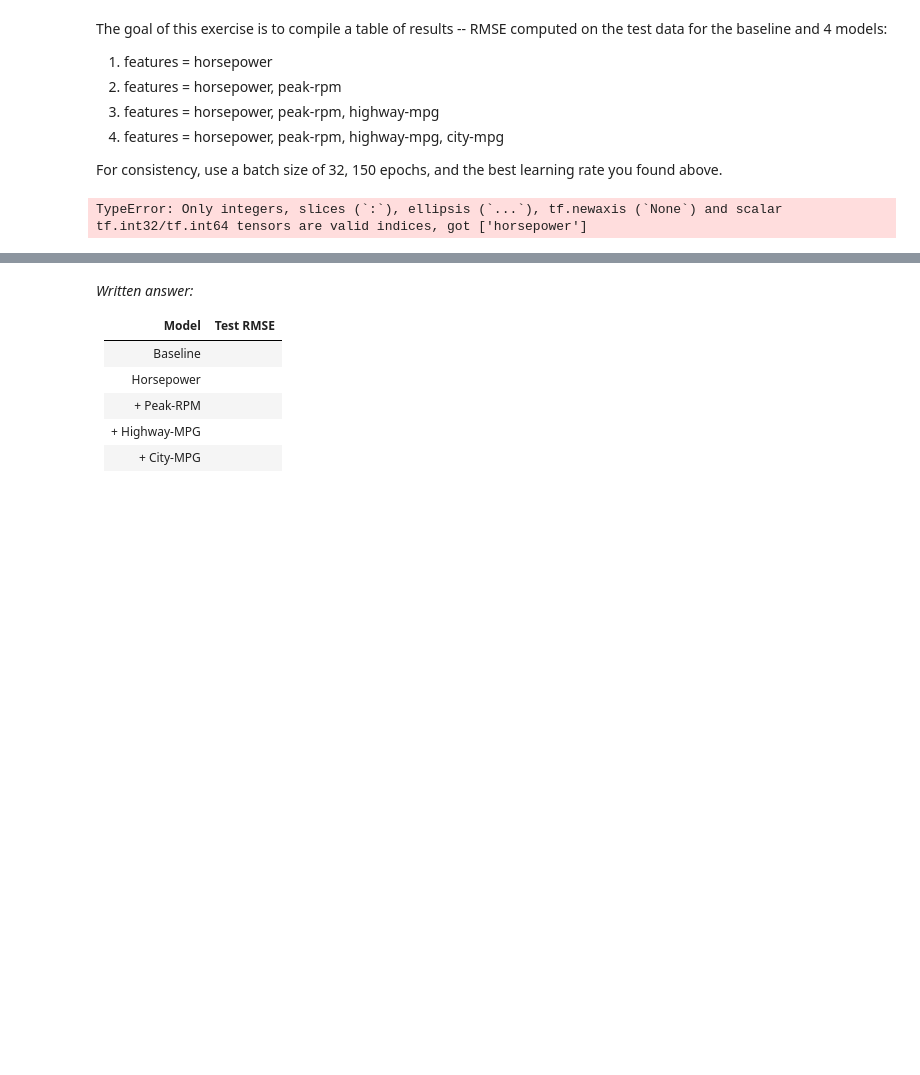
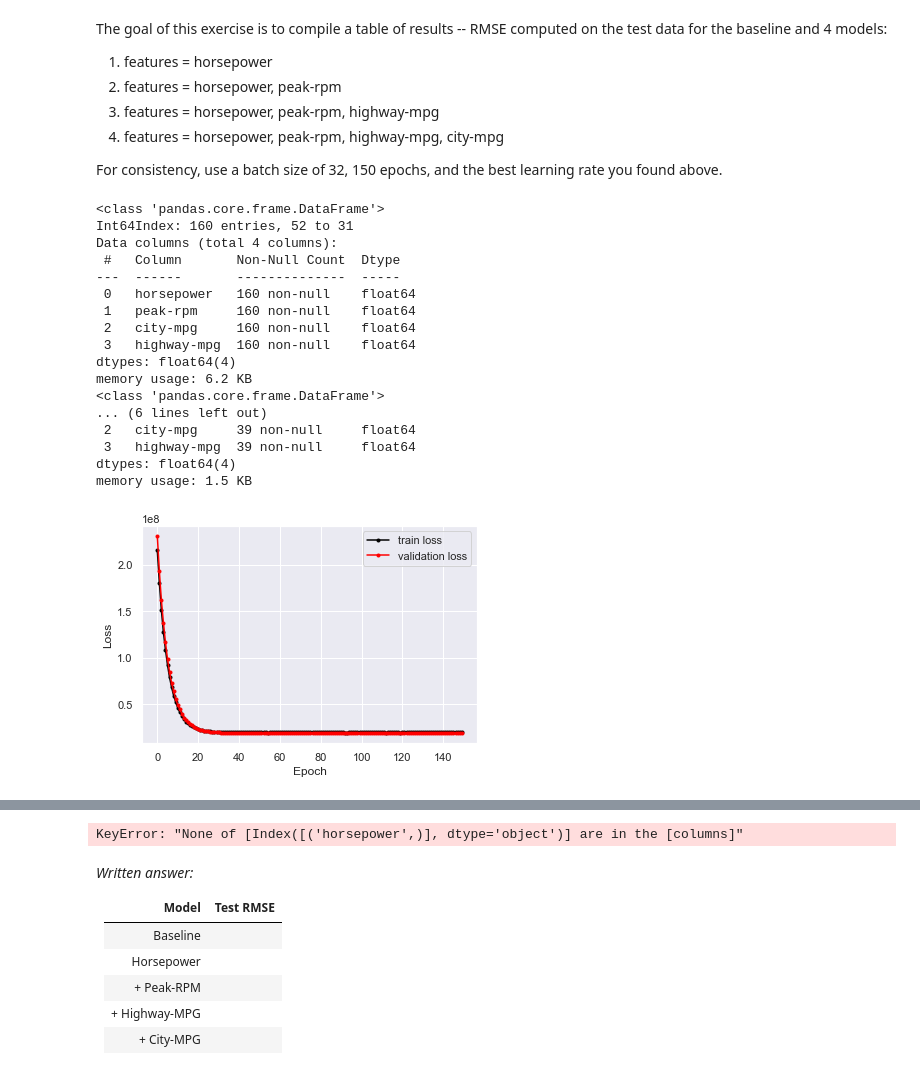
Before and after one commit to matthewquinnrubino/W205_Lab_1_MQR, a Jupyter notebook: Lab_3_MQR.ipynb, the cells around one changed output, grey strips where cells are left out. Saved outputs shown, nothing was run; the diff lists cells and outputs as text; code cells hidden in the pictures; blank space fills up the shorter version.

```diff
--- a/Lab_3_MQR.ipynb
+++ b/Lab_3_MQR.ipynb
@@ -154,6 +154,9 @@ car_test_features = car_test[features]
 car_train_labels = car_train['price']
 car_test_labels = car_test['price']
 
+car_train_features_npa = car_train[features]
+car_test_features_npa = car_test[features]
+
 # Confirm the data shapes are as expected.
 print('train data shape:', car_train_features.shape)
 print('train labels shape:', car_train_labels.shape)
@@ -649,29 +652,62 @@ The goal of this exercise is to compile a table of results -- RMSE computed on t
 For consistency, use a batch size of 32, 150 epochs, and the best learning rate you found above.
 # %%
 # EDIT CODE HERE
+
+feature_means = car_train_features_npa.mean()
+feature_stds = car_train_features_npa.std()
+
+car_train_features_norm = (car_train_features_npa - feature_means) / feature_stds
+car_test_features_norm = (car_test_features_npa - feature_means) / feature_stds
+
+
 def run_experiment(features, learning_rate):
   model = build_model(len(features), learning_rate)
 
   history = model.fit(
-    x = car_train_features_norm[[features]],
+    x = car_train_features_norm[features],
     y = car_train_labels,
     validation_split=0.1,
     epochs=150,
     batch_size=32,
     verbose=0)
 
   plot_loss(model, history)
 
   # Make predictions on test data
   test_loss = model.evaluate(car_test_features_norm[[features]],
                              car_test_labels,
                              verbose=0)
   test_rmse = np.sqrt(test_loss)
   print('Test rmse:', test_rmse)
 
+car_train_features_norm.info()
+car_test_features_norm.info()
+
 features_list = [['horsepower'], ['horsepower', 'peak-rpm'], ['horsepower', 'peak-rpm', 'highway-mpg'], ['horsepower', 'peak-rpm', 'highway-mpg', 'city-mpg']]
 
 for features in features_list:
     run_experiment(features, 0.01)
+
+act_less_pred_test_two = tf.math.subtract(baselines_two, Y_pred_two)
+squares_act_less_pred_two = tf.math.square(act_less_pred_test_two)
+sum_squares_two = tf.math.reduce_sum(squares_act_less_pred_two, axis=None, keepdims=False, name=None)
+RMSE = (sum_squares_two/len(Y_pred_two))
 # %% [output]
-TypeError: Only integers, slices (`:`), ellipsis (`...`), tf.newaxis (`None`) and scalar tf.int32/tf.int64 tensors are valid indices, got ['horsepower']
+<class 'pandas.core.frame.DataFrame'>
+Int64Index: 160 entries, 52 to 31
+Data columns (total 4 columns):
+ #   Column       Non-Null Count  Dtype
+---  ------       --------------  -----
+ 0   horsepower   160 non-null    float64
+ 1   peak-rpm     160 non-null    float64
+ 2   city-mpg     160 non-null    float64
+ 3   highway-mpg  160 non-null    float64
+dtypes: float64(4)
+memory usage: 6.2 KB
+<class 'pandas.core.frame.DataFrame'>
+... (6 lines left out)
+ 2   city-mpg     39 non-null     float64
+ 3   highway-mpg  39 non-null     float64
+dtypes: float64(4)
+memory usage: 1.5 KB
+[figure, added]
@@ -678,3 +716,4 @@ TypeError: Only integers, slices (`:`), ellipsis (`...`), tf.newaxis (`None`) an
+KeyError: "None of [Index([('horsepower',)], dtype='object')] are in the [columns]"
 # %% [markdown]
 *Written answer:*
 
```
Also changed, not shown: parts of 3 cells of this notebook.
